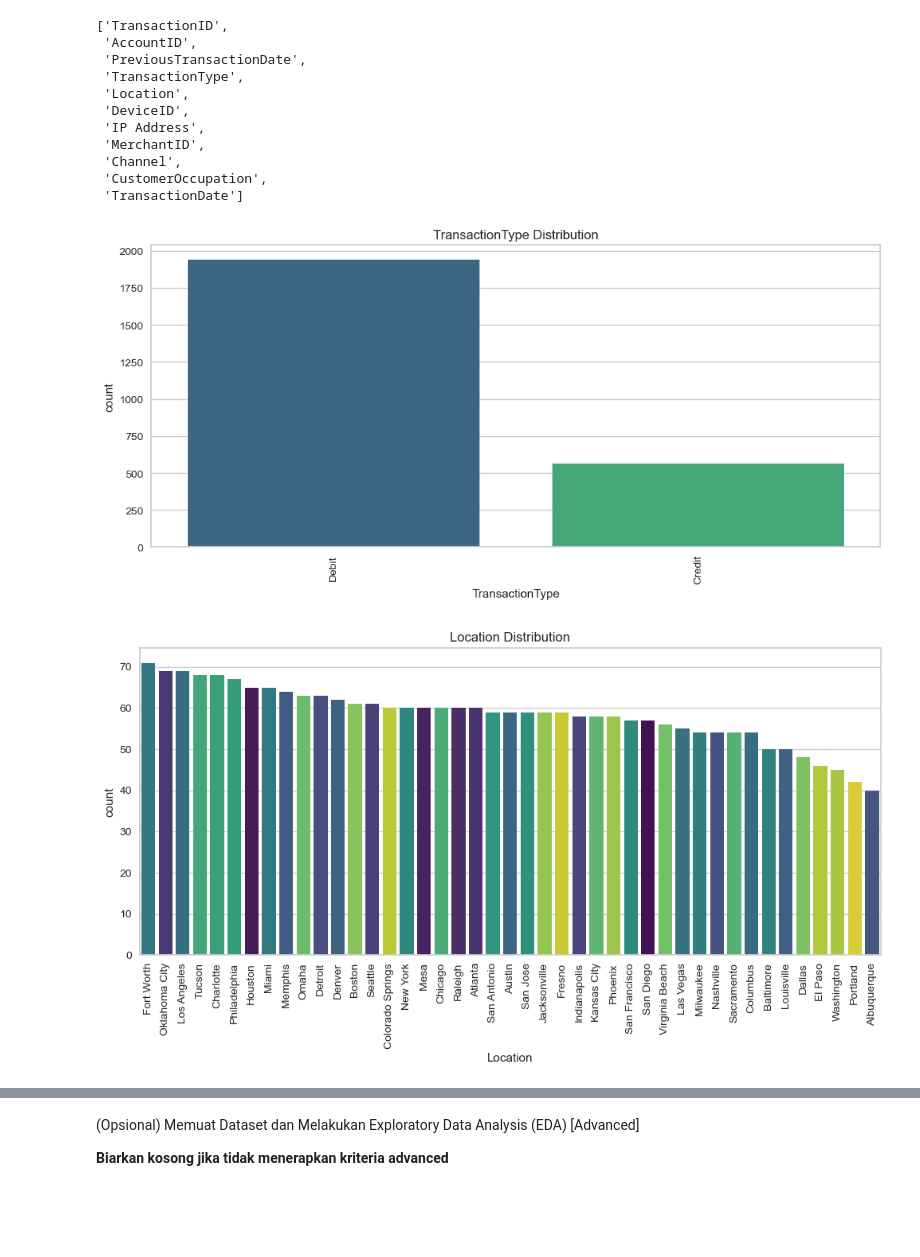
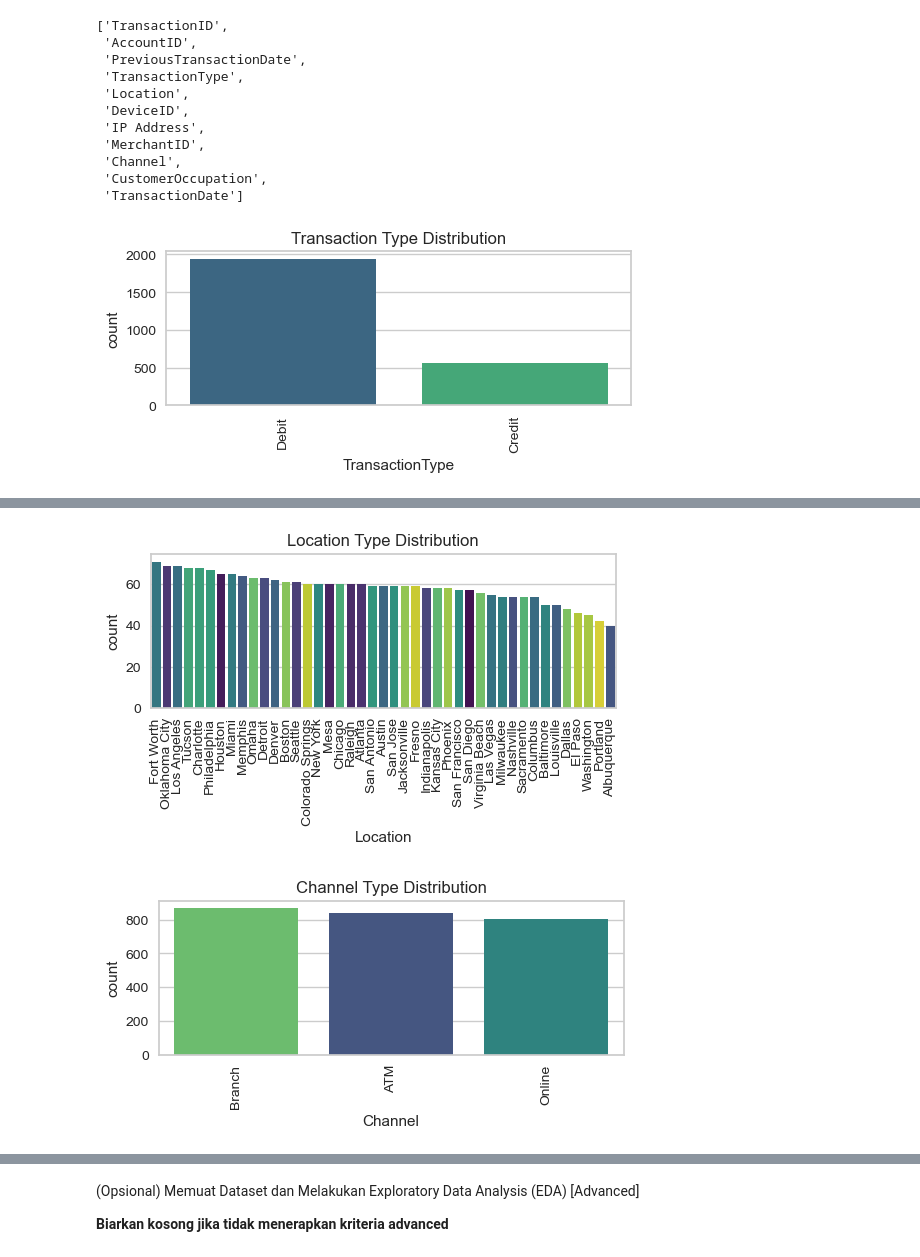
Before and after one commit to bluga404/ml-project-dicoding, a Jupyter notebook: [Clustering]_Submission_Akhir_BMLP_Walker_Valentinus_Simanjuntak.ipynb, the cells around one changed output, grey strips where cells are left out. Saved outputs shown, nothing was run; the diff lists cells and outputs as text; code cells hidden in the pictures; blank space fills up the shorter version.

```diff
--- a/[Clustering]_Submission_Akhir_BMLP_Walker_Valentinus_Simanjuntak.ipynb
+++ b/[Clustering]_Submission_Akhir_BMLP_Walker_Valentinus_Simanjuntak.ipynb
@@ -263,18 +308,9 @@ catCols
 # %%
-catCols = [
-    'TransactionType',
-    'Location',
-    'Channel',
-    'CustomerOccupation',
-]
-
-for col in catCols:
-    plt.figure(figsize=(12,5))
-    order = df[col].value_counts().index
-    sns.countplot(x=col, data=df, order=order, hue=col, palette="viridis", legend=False)
-    plt.title(f"{col} Distribution")
-    plt.xticks(rotation=90)
-    plt.show()
+plt.figure(figsize=(6,2))
+data = df['TransactionType'].value_counts().index
+sns.countplot(x=df['TransactionType'], data=df, order=data, hue=df['TransactionType'], palette="viridis", legend=False)
+plt.title(f"Transaction Type Distribution")
+plt.xticks(rotation=90)
+plt.show()
 # %% [output]
-[figure, old version]
+[figure, new version]
-[figure, removed]
@@ -282,0 +317,18 @@ for col in catCols:
+# %%
+plt.figure(figsize=(6,2))
+data = df['Location'].value_counts().index
+sns.countplot(x=df['Location'], data=df, order=data, hue=df['Location'], palette="viridis", legend=False)
+plt.title(f"Location Type Distribution")
+plt.xticks(rotation=90)
+plt.show()
+# %% [output]
+[figure, added]
+# %%
+plt.figure(figsize=(6,2))
+data = df['Channel'].value_counts().index
+sns.countplot(x=df['Channel'], data=df, order=data, hue=df['Channel'], palette="viridis", legend=False)
+plt.title(f"Channel Type Distribution")
+plt.xticks(rotation=90)
+plt.show()
+# %% [output]
+[figure, added]
```
Also changed, not shown: parts of 66 cells of this notebook, 18 other files.
